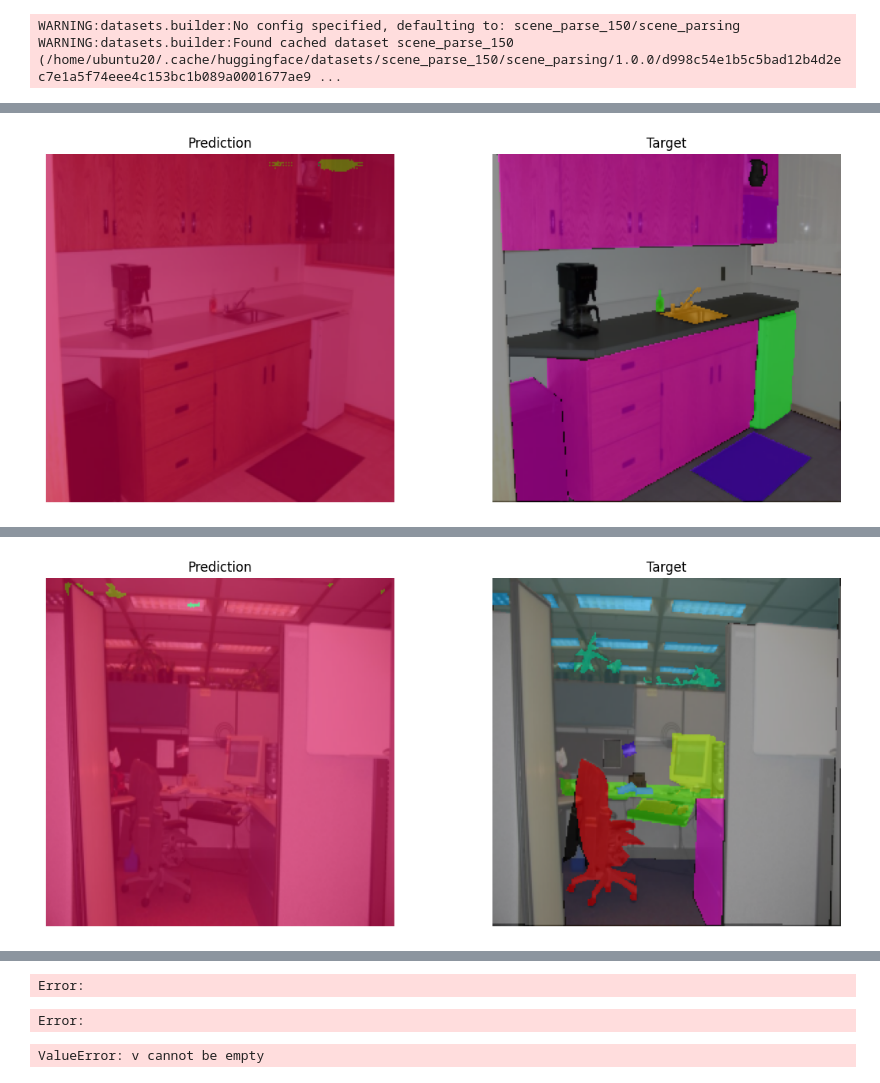
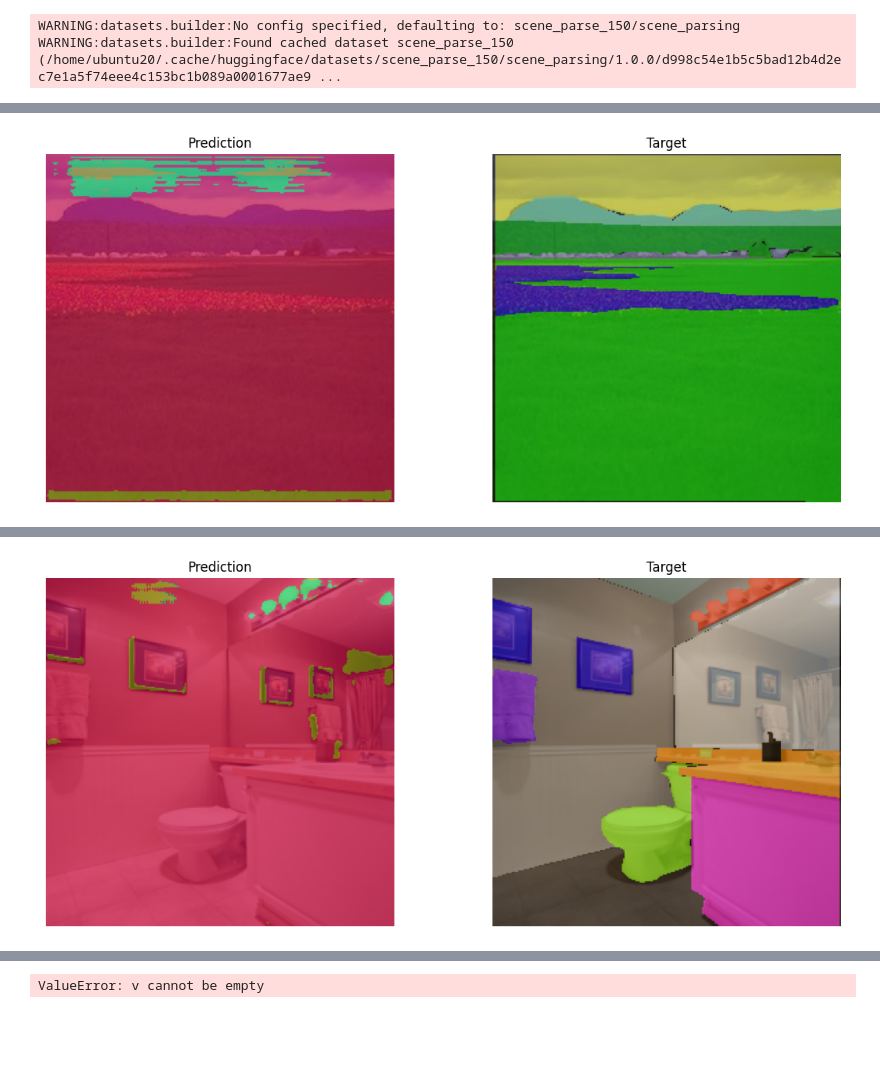
Before and after one commit to ChristianOrr/semantic-segmentation, a Jupyter notebook: u-net.ipynb, the cells around one changed output, grey strips where cells are left out. Saved outputs shown, nothing was run; the diff lists cells and outputs as text; code cells hidden in the pictures; blank space fills up the shorter version.

Commit message:
added an infinite generator function

```diff
--- a/u-net.ipynb
+++ b/u-net.ipynb
@@ -54,13 +49,13 @@ augment_images = jax.jit(augmax.Chain(
 ))
 # %%
 # Number of training epochs
-epochs = 2300
+epochs = 3000
 # Display training loss frequency
 print_freq = 100
 # Validation frequency
 val_epochs = 500
 # Checkpointing frequency
-save_steps = 100
+save_steps = 200
 batch_size = 1
 # A small number to prevent loss function from dividing by zero
 epsilon = 0.0001
@@ -93,8 +88,8 @@ if restore_latest:
         orbax_checkpointer=orbax_checkpointer
     )
 
-train_data_generator = train_dataset.iter(batch_size=1)
-val_data_generator = val_dataset.iter(batch_size=1)
+train_data_generator = create_infinite_generator(train_dataset)
+val_data_generator = create_infinite_generator(val_dataset)
 
 losses = []
 val_losses = []
@@ -109,7 +104,8 @@ for epoch in range(epochs + 1):
         rng_key, subkey = jax.random.split(rng_key)
         val_inputs = augment_images(subkey, val_inputs)
         # Get loss and preds
-        val_loss, val_preds = dice_loss_and_preds(freeze({"params": state.params}), state, val_inputs, val_targets, epsilon)
+        variables = freeze({"params": state.params})
+        val_loss, val_preds = dice_loss_and_preds(variables, state, val_inputs, val_targets, epsilon)
         val_losses.append(val_loss)
         print(f"\t\tValidation Loss: {val_loss :.2f}")
         # Plot the segmentation predictions
@@ -126,15 +122,15 @@ for epoch in range(epochs + 1):
     # Perform backpropagation
     variables = freeze({"params": state.params})
     loss, grads = value_and_grad(dice_loss, argnums=0)(variables, state, inputs, targets, epsilon)
-    if grads_zeroed(grads):
-        print("Gradients are zeroed, exiting training run now...")
-        break
-
     state = state.apply_gradients(grads=grads["params"])
 
     losses.append(loss)
     last_mean_loss = np.array(losses[-print_freq:]).mean()
     if epoch % print_freq == 0: print(f"\tLoss: {last_mean_loss :.2f}")
+
+    if grads_zeroed(grads):
+        print("Gradients are zeroed, exiting training run now...")
+        break
 
     if epoch % save_steps == 0:
         checkpoints.save_checkpoint(
@@ -151 +147 @@ Epoch: 0
-[figure, old version]
+[figure, new version]
@@ -163 +159 @@ Epoch: 500
-[figure, old version]
+[figure, new version]
@@ -207,5 +183,3 @@ Epoch: 2300
-Error:
-Error:
 # %%
 epoch_window = 5
 fig, axs = plt.subplots(ncols=2, figsize=(12, 5))
```
Also changed, not shown: parts of 2 cells of this notebook, 1 other file.
